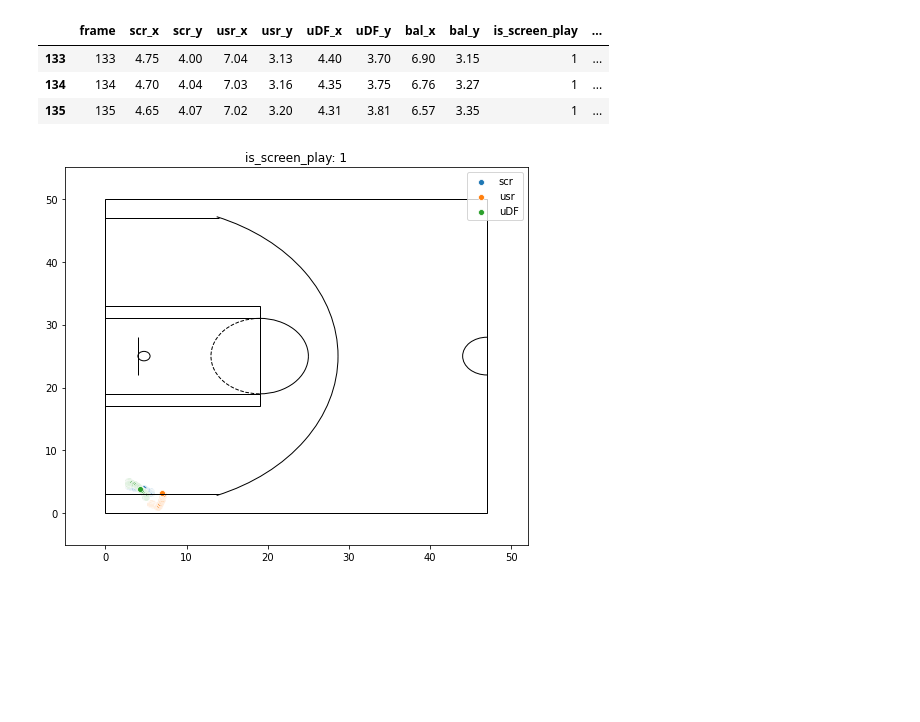
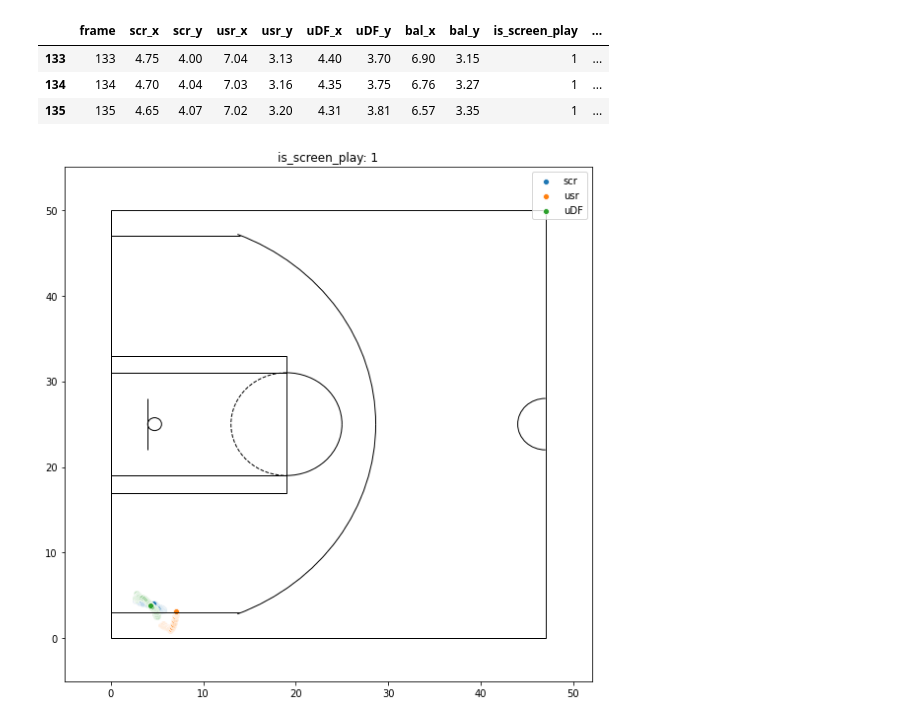
Before and after one commit to takaiyuk/codalab-bbc2020, a Jupyter notebook: notebooks/data.ipynb, the cells around one changed output. Saved outputs shown, nothing was run; the diff lists cells and outputs as text; code cells hidden in the pictures; blank space fills up the shorter version.

```diff
--- a/notebooks/data.ipynb
+++ b/notebooks/data.ipynb
@@ -88,21 +88,21 @@ display(train_tmp.tail(3))
 # %%
 train_tmp = train[train["filename"] == "0000"]
 
-plt.figure(figsize=(7, 6))
+plt.figure(figsize=(8, 8))
 sns.scatterplot(train_tmp["scr_x"], train_tmp["scr_y"], label="scr")
 sns.scatterplot(train_tmp["usr_x"], train_tmp["usr_y"], label="usr")
 sns.scatterplot(train_tmp["uDF_x"], train_tmp["uDF_y"], label="uDF")
 DrawNBACourt().plot()
 plt.xlim(0 - 5, x_length + 5)
 plt.ylim(0 - 5, y_length + 5)
 plt.xlabel("")
 plt.ylabel("")
 plt.title(f'is_screen_play: {train_tmp["is_screen_play"].iloc[0]}')
 plt.legend()
 plt.tight_layout()
 plt.show()
 # %% [output]
-[figure, old version]
+[figure, new version]
 # %%
 file_number = "0001"
 train_tmp = train[train["filename"] == file_number]
```
Also changed, not shown: parts of 4 cells of this notebook.
